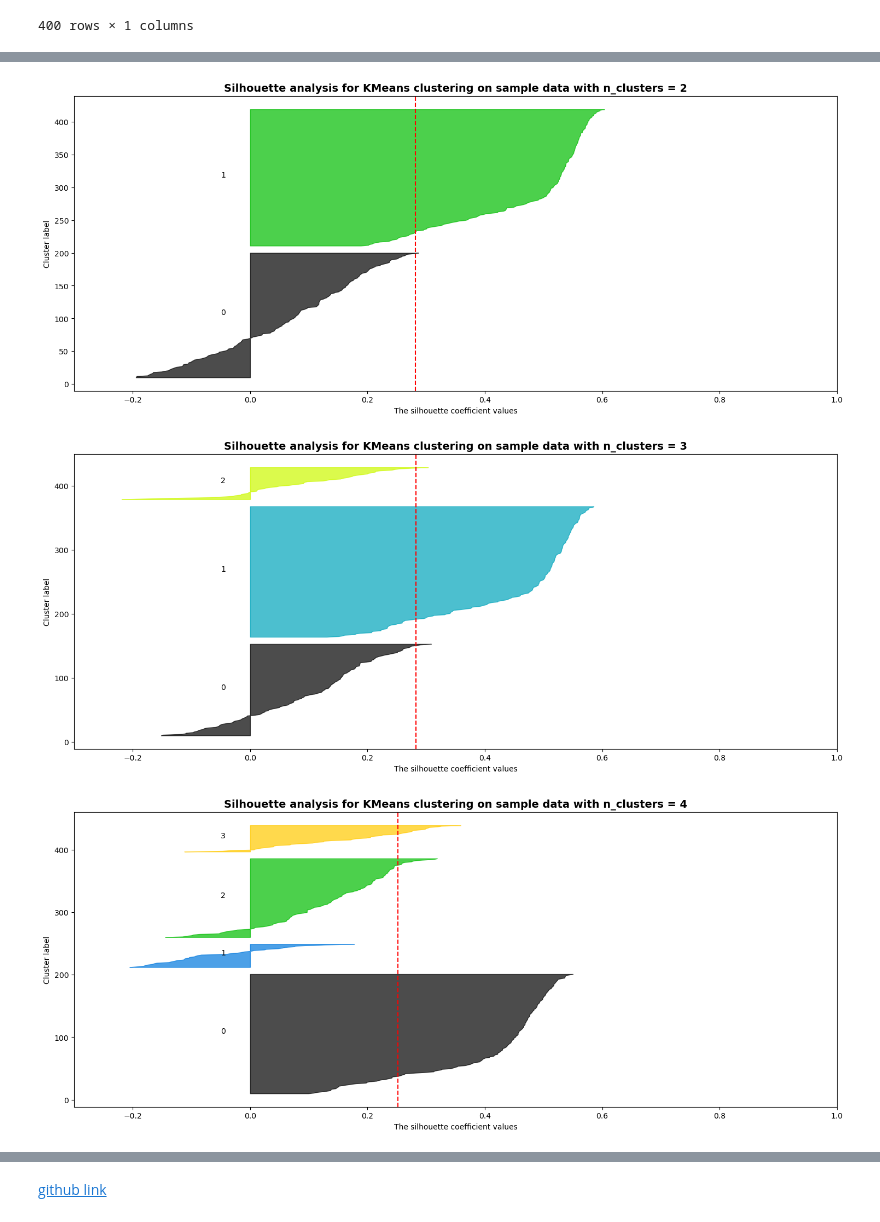
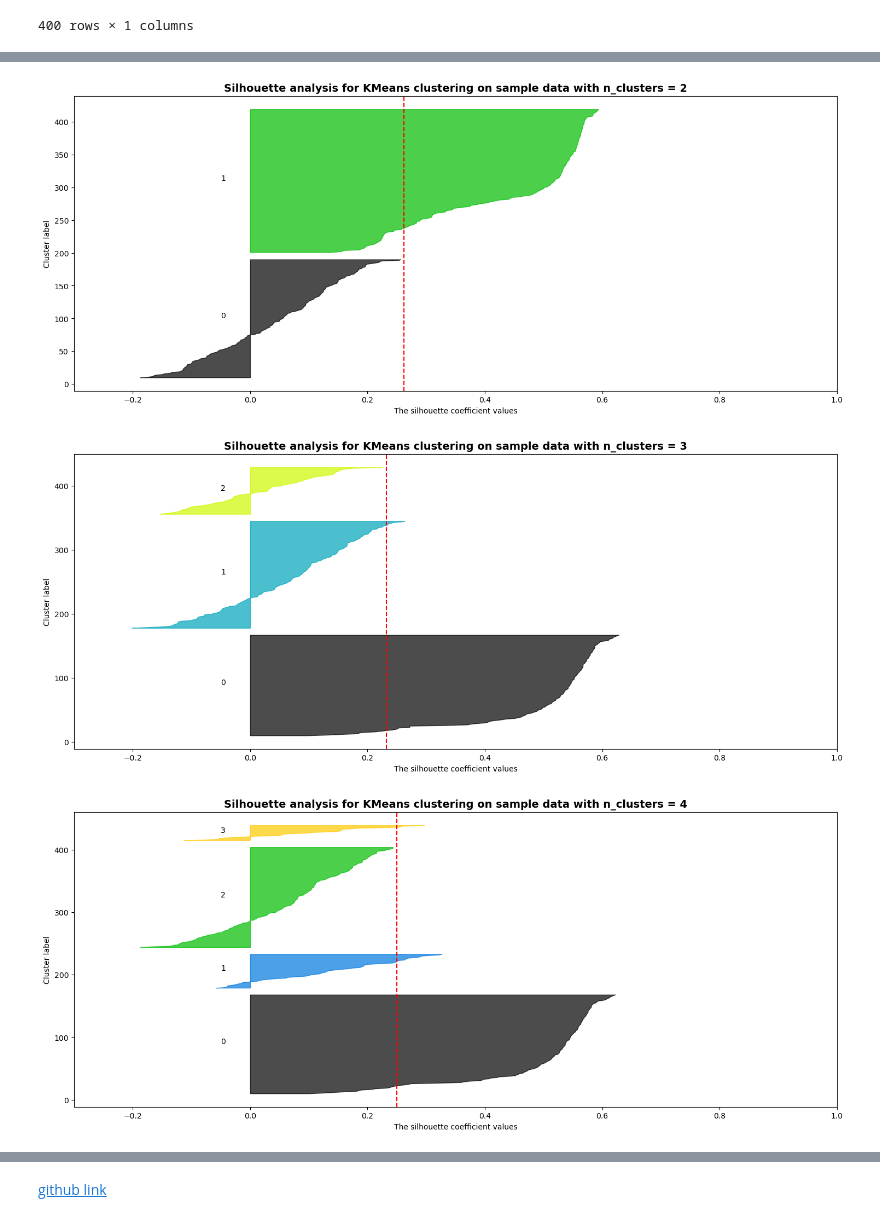
Before and after one commit to Zichuan66/Assignment-3, a Jupyter notebook: assignment6.ipynb, the cells around one changed output, grey strips where cells are left out. Saved outputs shown, nothing was run; the diff lists cells and outputs as text; code cells hidden in the pictures.

```diff
--- a/assignment6.ipynb
+++ b/assignment6.ipynb
@@ -604,6 +808,0 @@ sfs = sfs.fit(X_train, y_train)
-# %%
-fig = plot_sfs(sfs.get_metric_dict(), kind='std_err')
-
-plt.title('Sequential Forward Selection (w. CV StdErr)')
-plt.grid()
-plt.show()
@@ -648,27 +808,0 @@ DecisionTreeClassifier(max_depth=10, random_state=0)
-# %%
-X_train, X_test, y_train, y_test = train_test_split(
-    X_reg, y, test_size=0.3, random_state=0, stratify=y)
-
-cs_dt = DecisionTreeClassifier(max_depth =20, random_state=0)
-
-cs_dt.fit(X_train, y_train)
-
-fig, axes = plt.subplots(nrows = 1,ncols = 1,figsize = (5,5), dpi=300)
-plot_tree(
-    cs_dt,
-    max_depth= 5,
-    feature_names = X_train.columns.tolist(),
-    class_names=['notckd', 'ckd'],
-    filled = True
-    )
-
-pred = cs_dt.predict(X_test)
-
-print(classification_report(y_test, pred))
-cm = pd.DataFrame(confusion_matrix(y_test, pred), index=['notckd', 'ckd'], columns=['notckd', 'ckd'])
-cm.index.name = 'True'
-cm.columns.name = 'Predicted'
-cm
-
-cs_dt.score(X_test, y_test)
-classification_report(y_test, pred)
@@ -828,5 +809,7 @@ from matplotlib import cm  # Import colormap directly from matplotlib.cm
 # %%
+y['class'] = y["class"].astype('category').cat.codes
+
 km1 = KMeans(n_clusters=2, n_init=20, random_state=0)
-km1.fit(y)
+km1.fit(X_new)
 km1.labels_
 # %% [output]
@@ -853,10 +841,10 @@ array([0, 0, 0, 0, 0, 0, 0, 0, 0, 0, 0, 0, 0, 0, 0, 0, 0, 0, 0, 0, 0, 0,
 range_n_clusters = [2, 3, 4, 5, 6]
 for n_clusters in range_n_clusters:
     km = KMeans(n_clusters=n_clusters, n_init=20, random_state=0)
-    labels = km.fit_predict(X_imputed)
+    labels = km.fit_predict(X_new)
 
-    silhouette_avg = silhouette_score(X_imputed, labels)
-    sample_silhouette_values = silhouette_samples(X_imputed, labels)
+    silhouette_avg = silhouette_score(X_new, labels)
+    sample_silhouette_values = silhouette_samples(X_new, labels)
     fig, ax1 = plt.subplots(1, 1)
     fig.set_size_inches(18, 7)
     ax1.set_xlim([-0.3, 1])
@@ -871,33 +859,33 @@ for n_clusters in range_n_clusters:
         y_upper = y_lower + size_cluster_i
 
         color = cm.nipy_spectral(float(i) / n_clusters)
         ax1.fill_betweenx(
             y=np.arange(y_lower, y_upper),
             x1=0,
             x2=ith_cluster_silhouette_values,
             facecolor=color,
             edgecolor=color,
             alpha=0.7,
         )
 
         ax1.text(-0.05, y_lower + 0.5 * size_cluster_i, str(i))
 
         y_lower = y_upper + 10
 
     ax1.set_title("The silhouette plot for various clusters")
     ax1.set_xlabel("The silhouette coefficient values")
     ax1.set_ylabel("Cluster label")
 
     ax1.axvline(x=silhouette_avg, color="red", linestyle="--")
     plt.title(
         "Silhouette analysis for KMeans clustering on sample data with n_clusters = %d"
         % n_clusters,
         fontsize=14,
         fontweight="bold",
     )
 
 plt.show()
 # %% [output]
-[figure, old version]
+[figure, new version]
-[figure, old version]
+[figure, new version]
-[figure, old version]
+[figure, new version]
```
Also changed, not shown: parts of 140 cells of this notebook.
